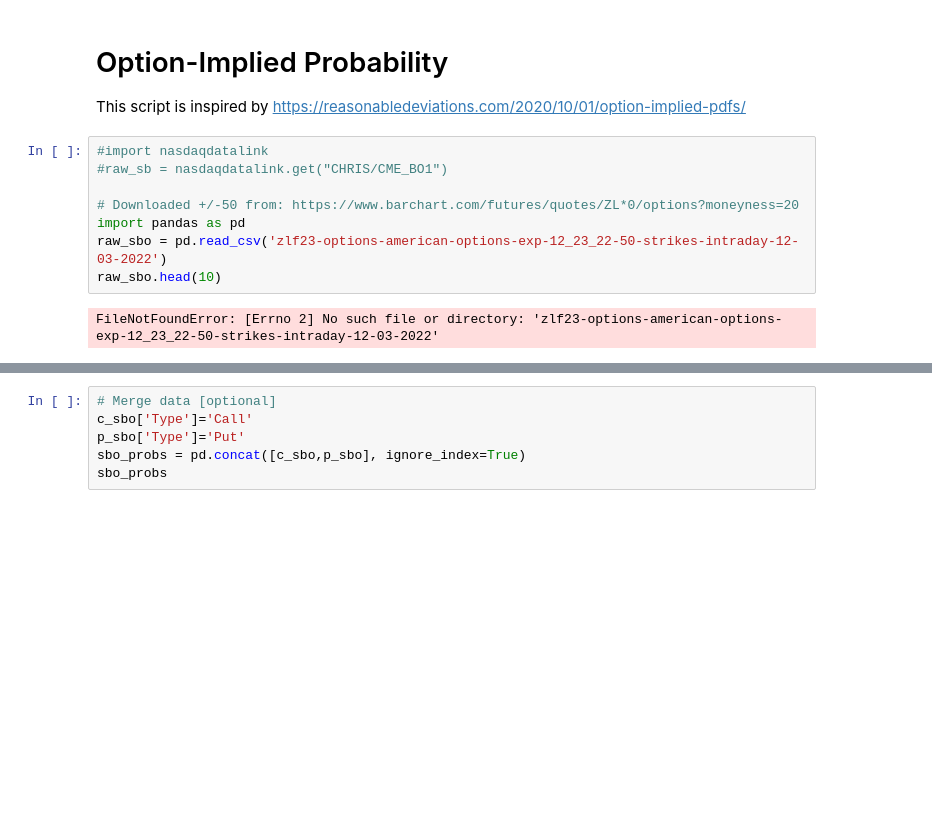
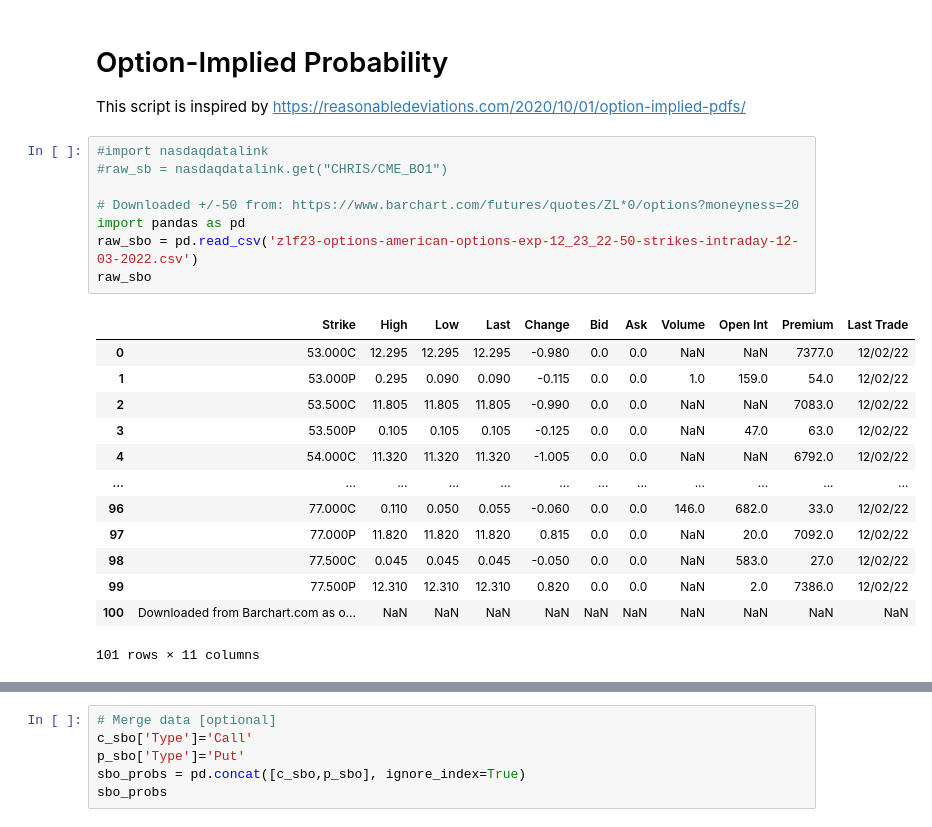
Before and after one commit to mfaldet/Stock-Evaluation, a Jupyter notebook: Option Trading/option_implied_probability.ipynb, the cells around one changed output, grey strips where cells are left out. Cells and saved outputs as stored; diff of their text form; blank space fills up the shorter version.

```diff
--- a/Option Trading/option_implied_probability.ipynb
+++ b/Option Trading/option_implied_probability.ipynb
@@ -4,10 +4,22 @@ This script is inspired by https://reasonabledeviations.com/2020/10/01/option-im
 # %%
 #import nasdaqdatalink
 #raw_sb = nasdaqdatalink.get("CHRIS/CME_BO1")
 
 # Downloaded +/-50 from: https://www.barchart.com/futures/quotes/ZL*0/options?moneyness=20
 import pandas as pd
-raw_sbo = pd.read_csv('zlf23-options-american-options-exp-12_23_22-50-strikes-intraday-12-03-2022')
-raw_sbo.head(10)
+raw_sbo = pd.read_csv('zlf23-options-american-options-exp-12_23_22-50-strikes-intraday-12-03-2022.csv')
+raw_sbo
 # %% [output]
+|  | Strike | High | Low | Last | Change | Bid | Ask | Volume | Open Int | Premium | Last Trade |
+| 0 | 53.000C | 12.295 | 12.295 | 12.295 | -0.980 | 0.0 | 0.0 | NaN | NaN | 7377.0 | 12/02/22 |
+| 1 | 53.000P | 0.295 | 0.090 | 0.090 | -0.115 | 0.0 | 0.0 | 1.0 | 159.0 | 54.0 | 12/02/22 |
+| 2 | 53.500C | 11.805 | 11.805 | 11.805 | -0.990 | 0.0 | 0.0 | NaN | NaN | 7083.0 | 12/02/22 |
+| 3 | 53.500P | 0.105 | 0.105 | 0.105 | -0.125 | 0.0 | 0.0 | NaN | 47.0 | 63.0 | 12/02/22 |
+| 4 | 54.000C | 11.320 | 11.320 | 11.320 | -1.005 | 0.0 | 0.0 | NaN | NaN | 6792.0 | 12/02/22 |
+| ... | ... | ... | ... | ... | ... | ... | ... | ... | ... | ... | ... |
+| 96 | 77.000C | 0.110 | 0.050 | 0.055 | -0.060 | 0.0 | 0.0 | 146.0 | 682.0 | 33.0 | 12/02/22 |
+| 97 | 77.000P | 11.820 | 11.820 | 11.820 | 0.815 | 0.0 | 0.0 | NaN | 20.0 | 7092.0 | 12/02/22 |
+| 98 | 77.500C | 0.045 | 0.045 | 0.045 | -0.050 | 0.0 | 0.0 | NaN | 583.0 | 27.0 | 12/02/22 |
+| 99 | 77.500P | 12.310 | 12.310 | 12.310 | 0.820 | 0.0 | 0.0 | NaN | 2.0 | 7386.0 | 12/02/22 |
+| 100 | Downloaded from Barchart.com as o... | NaN | NaN | NaN | NaN | NaN | NaN | NaN | NaN | NaN | NaN |
-FileNotFoundError: [Errno 2] No such file or directory: 'zlf23-options-american-options-exp-12_23_22-50-strikes-intraday-12-03-2022'
+101 rows × 11 columns
```
Also changed, not shown: parts of 4 cells of this notebook.
